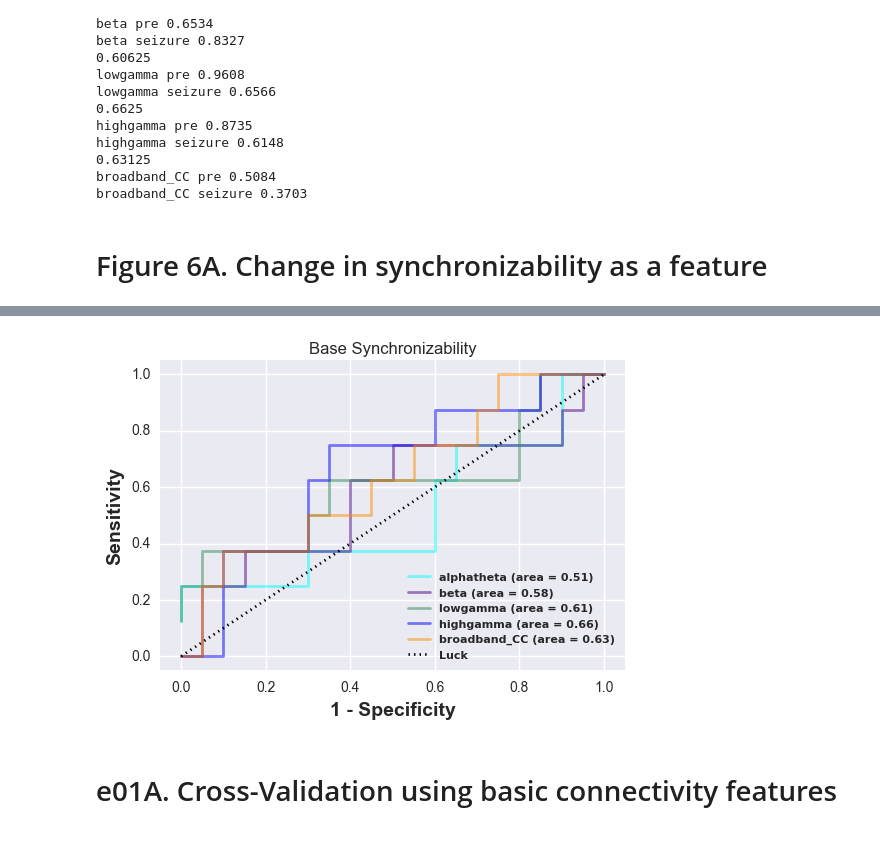
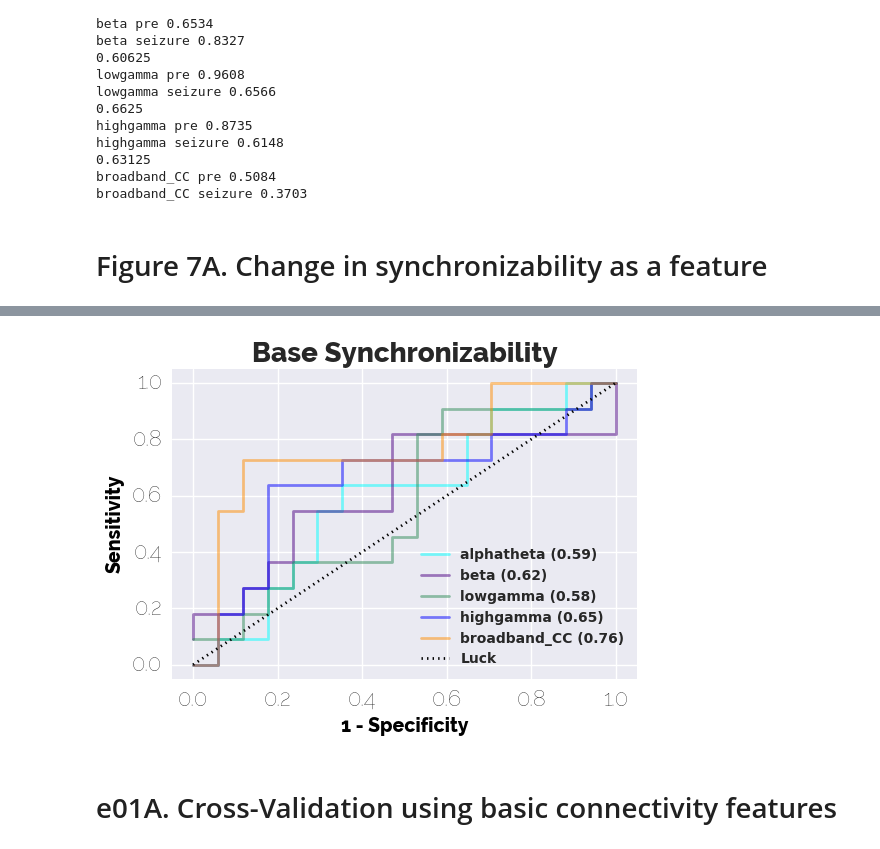
Before and after one commit to ieeg-portal/EpiVR, a Jupyter notebook: rsrch_vresect_validation/e01A. Connectivity Matrix as feature.ipynb, the cells around one changed output, grey strips where cells are left out. Saved outputs shown, nothing was run; the diff lists cells and outputs as text; code cells hidden in the pictures.

```diff
--- a/rsrch_vresect_validation/e01A. Connectivity Matrix as feature.ipynb
+++ b/rsrch_vresect_validation/e01A. Connectivity Matrix as feature.ipynb
@@ -750,7 +828,7 @@ highgamma seizure 0.6148
 broadband_CC pre 0.5084
 broadband_CC seizure 0.3703
 # %% [markdown]
-<h1> Figure 6A. Change in synchronizability as a feature </h1>
+<h1> Figure 7A. Change in synchronizability as a feature </h1>
 # %%
 fig,axs = plt.subplots(1,1)
 ax = axs
@@ -807,45 +885,36 @@ for fconn in ['alphatheta','beta','lowgamma','highgamma','broadband_CC']:
                     continue
                 outcome = data['PATIENTS'][patient_id]['Outcome']
 
-                # Create entry for each subtype
-                for subtype in ['A', 'B', 'C', 'D']:
-                    avg_data = np.array(())
-                    for clip, clip_data in sorted(clips.items(), key=lambda x:x[0]):
-                        stype = data['PATIENTS'][patient_id]['Events']['Ictal'][clip]['SeizurePhenotype']
-                        if stype != subtype:
-                            continue
-                        res = clip_data
-                        if(res.shape[0] == num_fts+1):
-                            res = res[:num_fts]
-                        try:
-                            avg_data = np.hstack((avg_data,np.reshape(res,(num_fts,1))))
-                        except Exception:
-                            avg_data = np.reshape(res,(num_fts,1))
-                    # Check if subtype exists
-                    if avg_data.shape[0] == 0:
-                        continue
+                avg_data = np.array(())
+                for clip, clip_data in sorted(clips.items(), key=lambda x:x[0]):
+                    res = clip_data
+                    if(res.shape[0] == num_fts+1):
+                        res = res[:num_fts]
+                    try:
+                        avg_data = np.hstack((avg_data,np.reshape(res,(num_fts,1))))
+                    except Exception:
+                        avg_data = np.reshape(res,(num_fts,1))
+                #%DEBUG
+#                     print patient_id, clip, avg_data.shape
+                avg_data = np.nanmedian(avg_data,axis=1)
 
-                    #%DEBUG
-#                     print patient_id, clip, avg_data.shape
-                    avg_data = np.nanmedian(avg_data,axis=1)
-
-                    # Update row_data
-                    row_data = np.append([clip_iter+1],avg_data)
-                    row_data = np.reshape(row_data, (row_data.shape[0],1))
-                    # Update header
-                    if(clip_iter == 0):
-                        for t in range(1,num_fts+1):
-                            out_txt += 'base_sync_'+str(t)+'_%s,'%fconn
-                    if(get_outcome(outcome) == 'Good'):
-                        row_data = np.append(row_data,[0])
-                    else:
-                        row_data = np.append(row_data,[1])
-                    row_data = np.reshape(row_data, (row_data.shape[0],1))
-                    try:
-                        all_data = np.hstack((all_data, np.reshape(row_data,(num_fts+2,1))))
-                    except Exception:
-                        all_data = row_data
-                    clip_iter += 1
+                # Update row_data
+                row_data = np.append([clip_iter+1],avg_data)
+                row_data = np.reshape(row_data, (row_data.shape[0],1))
+                # Update header
+                if(clip_iter == 0):
+                    for t in range(1,num_fts+1):
+                        out_txt += 'base_sync_'+str(t)+'_%s,'%fconn
+                if(get_outcome(outcome) == 'Good'):
+                    row_data = np.append(row_data,[0])
+                else:
+                    row_data = np.append(row_data,[1])
+                row_data = np.reshape(row_data, (row_data.shape[0],1))
+                try:
+                    all_data = np.hstack((all_data, np.reshape(row_data,(num_fts+2,1))))
+                except Exception:
+                    all_data = row_data
+                clip_iter += 1
     ft_matrix = np.array(all_data).T
     all_data = ft_matrix[:,1:width+1]
     outcomex = ft_matrix[:,width+1]
@@ -883,7 +952,7 @@ for fconn in ['alphatheta','beta','lowgamma','highgamma','broadband_CC']:
 colors = ['cyan', 'indigo', 'seagreen', 'blue', 'darkorange', 'yellow']
 i = 0
 for fconn, roc_auc, fpr, tpr in roc_results:
-    ax.plot(fpr, tpr, lw=2, color=colors[i], linestyle='-', label = '%s (area = %0.2f)'%(fconn,roc_auc), alpha=0.5)
+    ax.plot(fpr, tpr, lw=2, color=colors[i], linestyle='-', label = '%s (%0.2f)'%(fconn,roc_auc), alpha=0.5)
     ax.hold(True)
     i += 1
 # Plot the ROC curve for luck along with area
@@ -893,8 +962,8 @@ ax.set_ylim([-0.05, 1.05])
 
 ax.set_xlabel('1 - Specificity',fontdict={'size':14,'weight':'bold'})
 ax.set_ylabel('Sensitivity',fontdict={'size':14,'weight':'bold'})
-ax.legend(loc="lower right",prop={'size':8,'weight':'bold', 'family':'normal'})
+ax.legend(loc="lower right",prop={'size':10,'weight':'bold', 'family':'normal'})
 
-plt.title('Base Synchronizability')
-plt.savefig('../../fig/Figure6A.svg',bbox_inches='tight', format='svg', dpi=1200)
+plt.title('Base Synchronizability',fontdict={'size':20})
+plt.savefig('../../fig/Figure7A.svg',bbox_inches='tight', format='svg', dpi=1200)
 # %% [output]
@@ -906,4 +976,4 @@ broadband_CC -1.0679500182 0.28554305835
-[figure, old version]
+[figure, new version]
 # %% [markdown]
 <h1> e01A. Cross-Validation using basic connectivity features </h1>
 # %%
```
Also changed, not shown: parts of 8 cells of this notebook, 24 other files.
